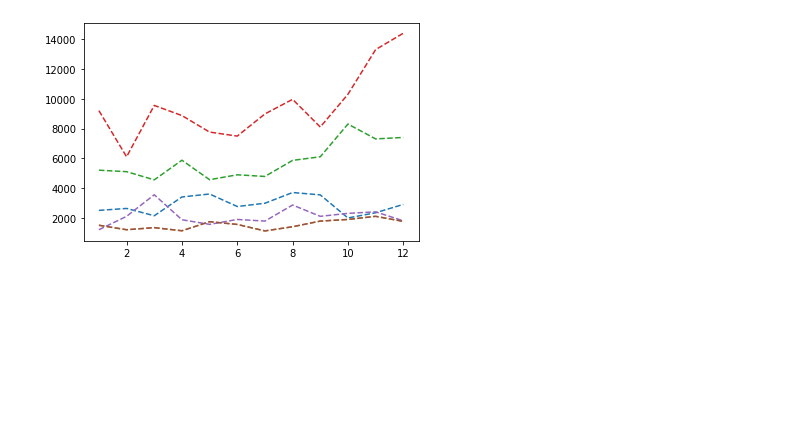
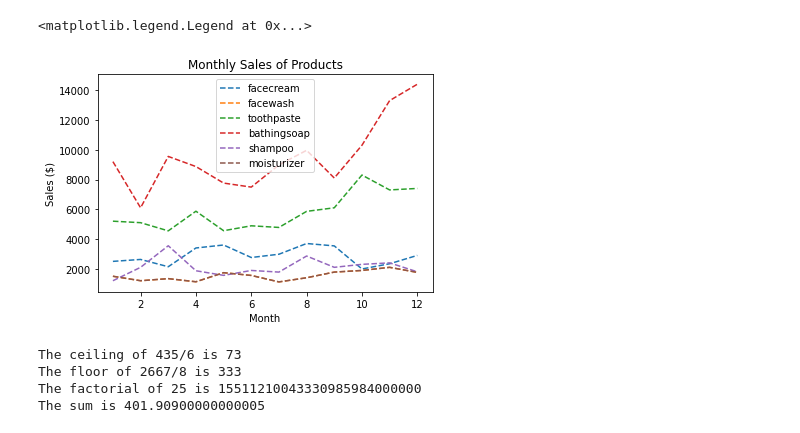
Before and after one commit to ShubhamGG/ISSEM_labs, a Jupyter notebook: lab3_group_14.ipynb, the cells around one changed output. Saved outputs shown, nothing was run; the diff lists cells and outputs as text; code cells hidden in the pictures; blank space fills up the shorter version.

```diff
--- a/lab3_group_14.ipynb
+++ b/lab3_group_14.ipynb
@@ -1,20 +1,48 @@
 # %%
-# Q1
+# Q1a
 import matplotlib as mpl # reminder to install matplotlib on your local system
 import matplotlib.pyplot as plt
 
 fig, ax = plt.subplots() # initialize graph
-months = [1, 2, 3, 4, 5, 6, 7, 8, 9, 10, 11, 12]
-facecream = [2500, 2630, 2140, 3400, 3600, 2760, 2980, 3700, 3540, 1990, 2340, 2900]
-facewash = [1500, 1200, 1340, 1130, 1740, 1555, 1120, 1400, 1780, 1890, 2100, 1760]
-toothpaste = [5200, 5100, 4550, 5870, 4560, 4890, 4780, 5860, 6100, 8300, 7300, 7400]
-bathingsoap = [9200, 6100, 9550, 8870, 7760, 7490, 8980, 9960, 8100, 10300, 13300, 14400]
-shampoo = [1200, 2100, 3550, 1870, 1560, 1890, 1780, 2860, 2100, 2300, 2400, 1800]
-moisturizer = [1500, 1200, 1340, 1130, 1740, 1555, 1120, 1400, 1780, 1890, 2100, 1760]
-total_profit = [211000, 183300, 224700, 222700, 209600, 201400, 295500, 361400, 234000, 266700, 412800, 300200]
+
+class Product:
+    def __init__(self, name, sales):
+        self.name = name
+        self.sales = sales
+
+    def plot(self):
+        months = [1, 2, 3, 4, 5, 6, 7, 8, 9, 10, 11, 12]
+        ax.plot(months, self.sales, linestyle='--', label=self.name)
+
+facecream = Product("facecream", [2500, 2630, 2140, 3400, 3600, 2760, 2980, 3700, 3540, 1990, 2340, 2900])
+facewash = Product("facewash", [1500, 1200, 1340, 1130, 1740, 1555, 1120, 1400, 1780, 1890, 2100, 1760])
+toothpaste = Product("toothpaste", [5200, 5100, 4550, 5870, 4560, 4890, 4780, 5860, 6100, 8300, 7300, 7400])
+bathingsoap = Product("bathingsoap", [9200, 6100, 9550, 8870, 7760, 7490, 8980, 9960, 8100, 10300, 13300, 14400])
+shampoo = Product("shampoo", [1200, 2100, 3550, 1870, 1560, 1890, 1780, 2860, 2100, 2300, 2400, 1800])
+moisturizer = Product("moisturizer", [1500, 1200, 1340, 1130, 1740, 1555, 1120, 1400, 1780, 1890, 2100, 1760])
+# total_profit = [211000, 183300, 224700, 222700, 209600, 201400, 295500, 361400, 234000, 266700, 412800, 300200]
 products = [facecream, facewash, toothpaste, bathingsoap, shampoo, moisturizer] # excludes total_profit
 
 for product in products: # loop through products list to plot each product
-    ax.plot(months, product, linestyle='--')
+#     ax.plot(months, product, linestyle='--', label )
+    product.plot()
+
+ax.set_title("Monthly Sales of Products")
+ax.set_xlabel("Month")
+ax.set_ylabel("Sales ($)")
+ax.legend()
 # %% [output]
+<matplotlib.legend.Legend at 0x...>
-[figure, old version]
+[figure, new version]
+# %%
+# Q1b
+
+print('The ceiling of 435/6 is ' + str(math.ceil(435/6)))
+print('The floor of 2667/8 is ' + str(math.floor(2667/8)))
+print('The factorial of 25 is ' + str(math.factorial(25)))
+print('The sum is ' + str(math.fsum([0.2, 0.33, 0.12, 0.57, 341.1, 23.77, 11.919, 9.1, 10.4, 4.4])))
+# %% [output]
+The ceiling of 435/6 is 73
+The floor of 2667/8 is 333
+The factorial of 25 is 15511210043330985984000000
+The sum is 401.90900000000005
```
Also changed, not shown: parts of 4 cells of this notebook.
